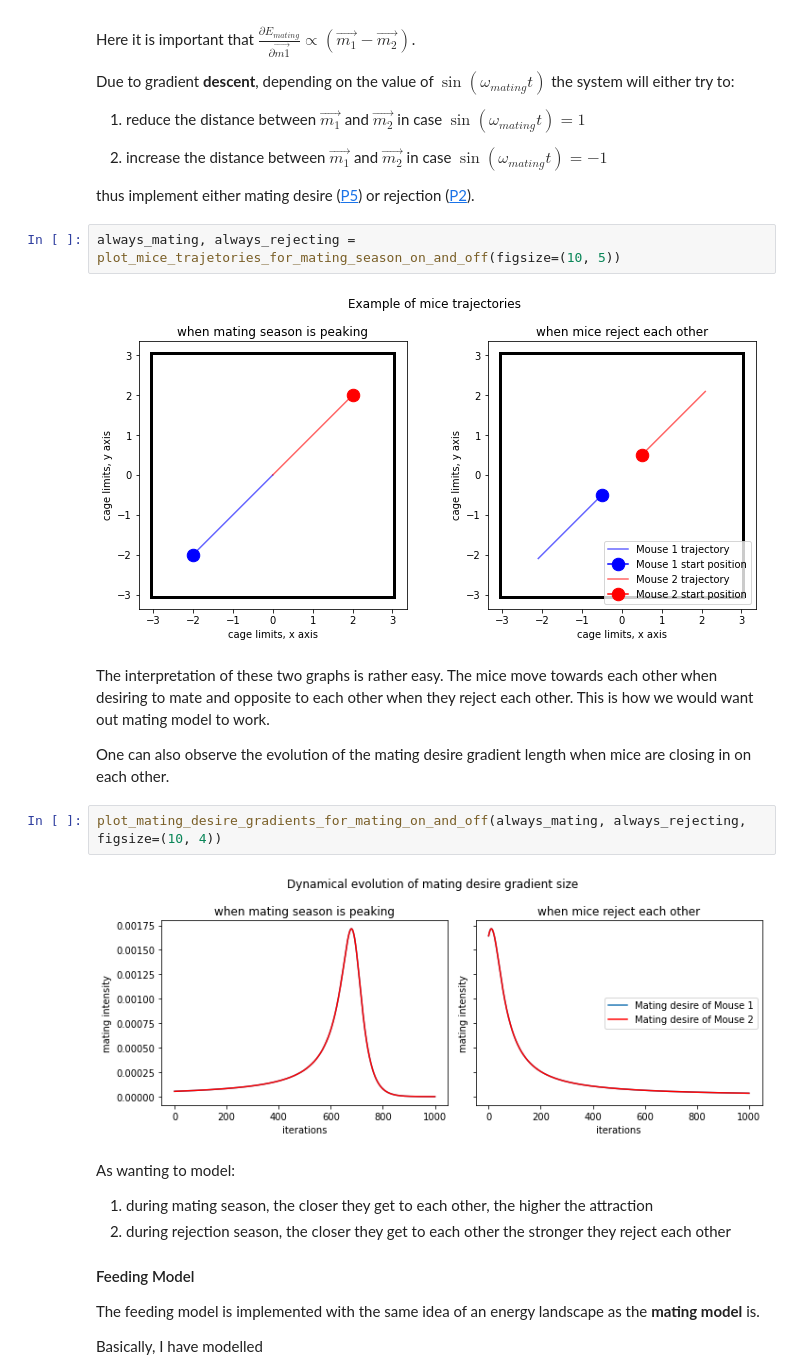
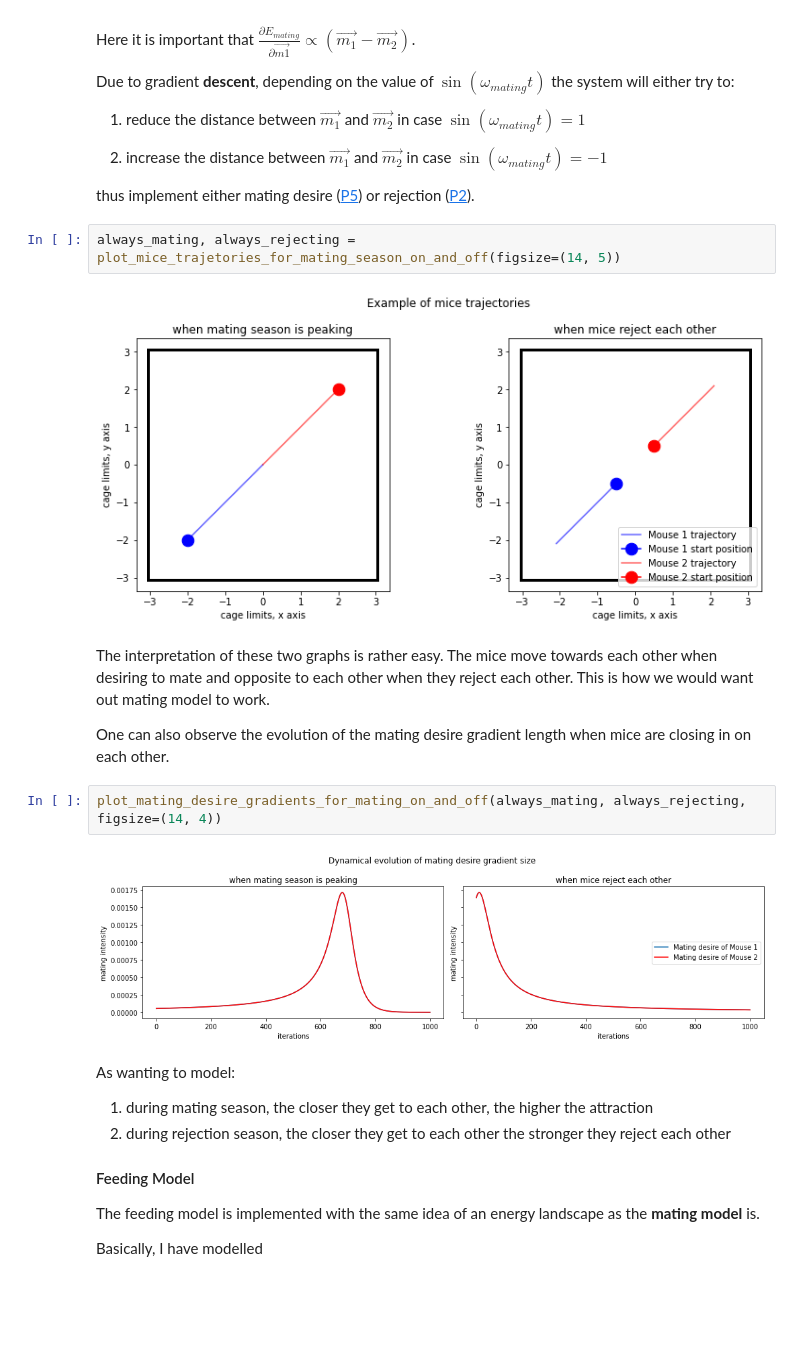
Before and after one commit to midumitrescu/modelling-course-prof-sprek-winter-2022, a Jupyter notebook: Modelling_Course_Presentation.ipynb, the cells around one changed output. Cells and saved outputs as stored; diff of their text form; blank space fills up the shorter version.

```diff
--- a/Modelling_Course_Presentation.ipynb
+++ b/Modelling_Course_Presentation.ipynb
@@ -270,9 +268,9 @@ Due to gradient **descent**, depending on the value of $\sin (\omega_{mating}t)$
 
 thus implement either mating desire ([P5](#P5)) or rejection ([P2](#P2))\.
 # %%
-always_mating, always_rejecting = plot_mice_trajetories_for_mating_season_on_and_off(figsize=(10, 5))
+always_mating, always_rejecting = plot_mice_trajetories_for_mating_season_on_and_off(figsize=(14, 5))
 # %% [output]
-[figure, old version]
+[figure, new version]
 # %% [markdown]
 The interpretation of these two graphs is rather easy. The mice move towards each other when desiring to mate
 and opposite to each other when they reject each other. This is how we would want out mating model to work.
@@ -281,9 +279,9 @@ and opposite to each other when they reject each other. This is how we would wan
 One can also observe the evolution of the mating desire gradient length when mice
 are closing in on each other.
 # %%
-plot_mating_desire_gradients_for_mating_on_and_off(always_mating, always_rejecting, figsize=(10, 4))
+plot_mating_desire_gradients_for_mating_on_and_off(always_mating, always_rejecting, figsize=(14, 4))
 # %% [output]
-[figure, old version]
+[figure, new version]
 # %% [markdown]
 As wanting to model:
 
```
Also changed, not shown: parts of 4 cells of this notebook, 4 other files.
